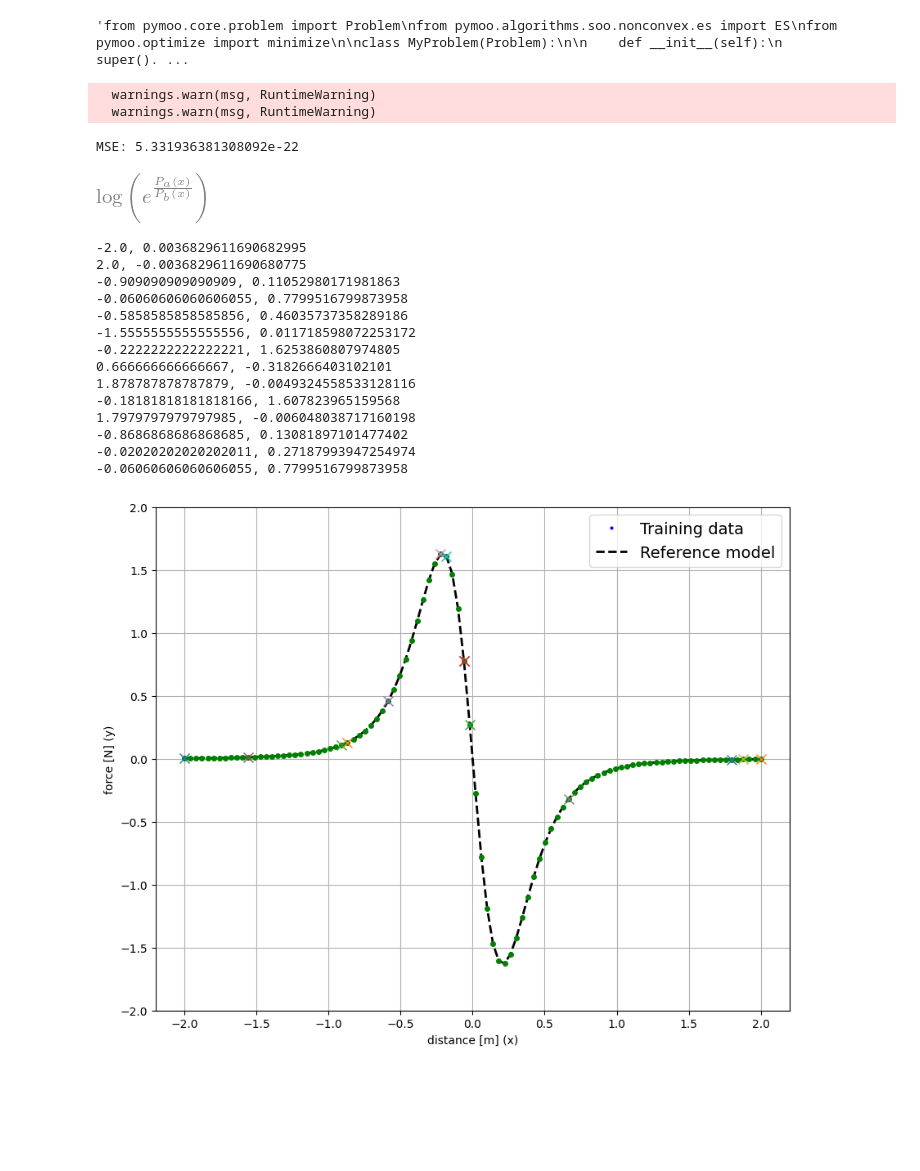
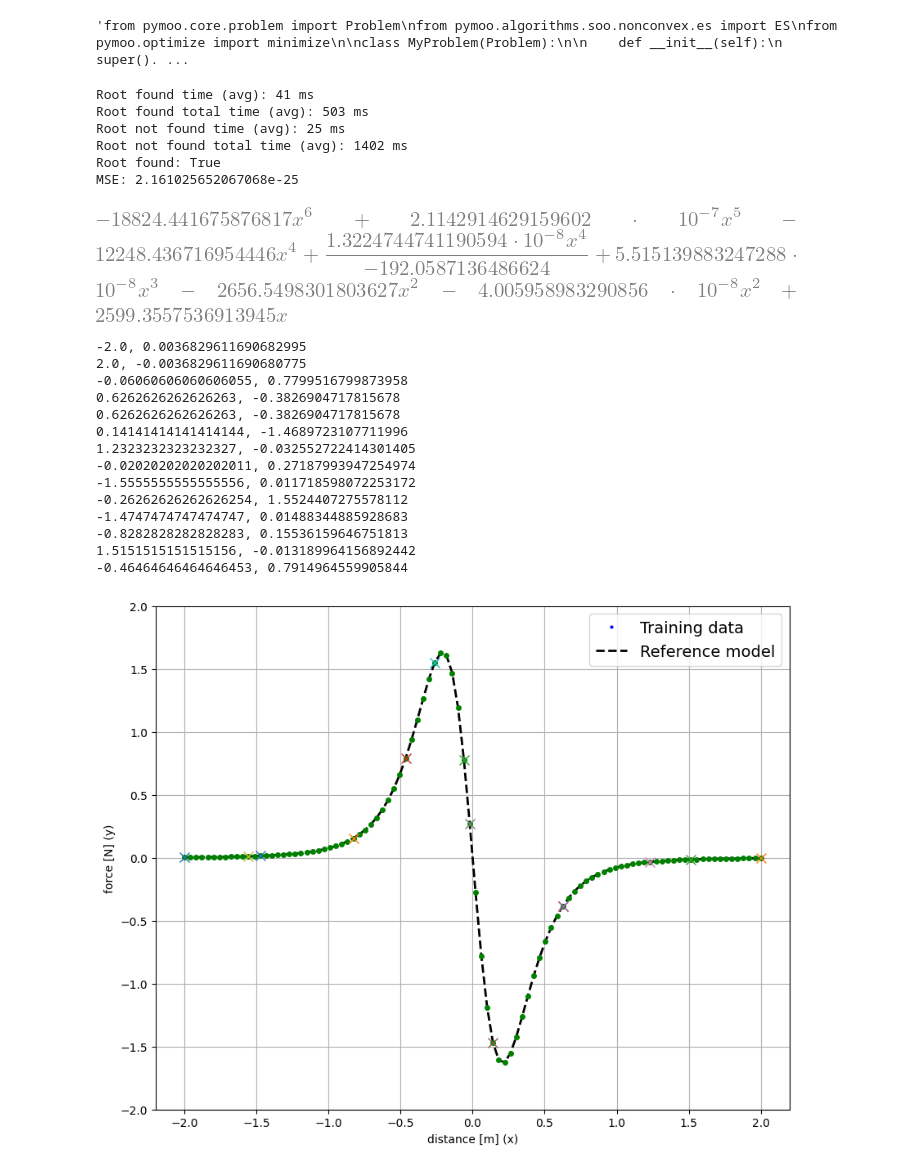
Before and after one commit to AgostinoRizzo/genpro, a Jupyter notebook: tree-search.ipynb, the cells around one changed output. Cells and saved outputs as stored; diff of their text form; code cells hidden in the pictures; blank space fills up the shorter version.

Commit message:
Compute stats in random tree search.

```diff
--- a/tree-search.ipynb
+++ b/tree-search.ipynb
@@ -66,16 +66,20 @@ print("___SOLUTION___")
 print(alphas)
 print(betas)"""
 
-stree, Y, inter_points, mse = tree_search.infer_syntaxtree(S, max_degree=6, max_depth=4, trials=150)
+stree, Y, inter_points, mse, root_found = tree_search.infer_syntaxtree(S, max_degree=6, max_depth=2, trials=100)
+print(f"Root found: {root_found}")
 print(f"MSE: {mse}")
 # %% [output]
-  warnings.warn(msg, RuntimeWarning)
-  warnings.warn(msg, RuntimeWarning)
+Root found time (avg): 41 ms
+Root found total time (avg): 503 ms
+Root not found time (avg): 25 ms
+Root not found total time (avg): 1402 ms
+Root found: True
+MSE: 2.161025652067068e-25
-MSE: 5.331936381308092e-22
 # %%
-sympy.parse_expr(stree.tostring())
+sympy.parse_expr(stree.tostring(), evaluate=False)
 # %% [output]
-[figure, old version]
+[figure, new version]
 # %%
 S.plot()
 n = len(S.data)
@@ -91,16 +95,16 @@ for dp in inter_points:
 # %% [output]
 -2.0, 0.0036829611690682995
 2.0, -0.0036829611690680775
--0.909090909090909, 0.11052980171981863
 -0.06060606060606055, 0.7799516799873958
--0.5858585858585856, 0.46035737358289186
+0.6262626262626263, -0.3826904717815678
+0.6262626262626263, -0.3826904717815678
+0.14141414141414144, -1.4689723107711996
+1.2323232323232327, -0.032552722414301405
+-0.02020202020202011, 0.27187993947254974
 -1.5555555555555556, 0.011718598072253172
--0.2222222222222221, 1.6253860807974805
-0.666666666666667, -0.3182666403102101
-1.878787878787879, -0.0049324558533128116
--0.18181818181818166, 1.607823965159568
-1.7979797979797985, -0.006048038717160198
--0.8686868686868685, 0.13081897101477402
--0.02020202020202011, 0.27187993947254974
--0.06060606060606055, 0.7799516799873958
+-0.26262626262626254, 1.5524407275578112
+-1.4747474747474747, 0.01488344885928683
+-0.8282828282828283, 0.15536159646751813
+1.5151515151515156, -0.013189964156892442
+-0.46464646464646453, 0.7914964559905844
-[figure, old version]
+[figure, new version]
```
Also changed, not shown: 1 other file.
